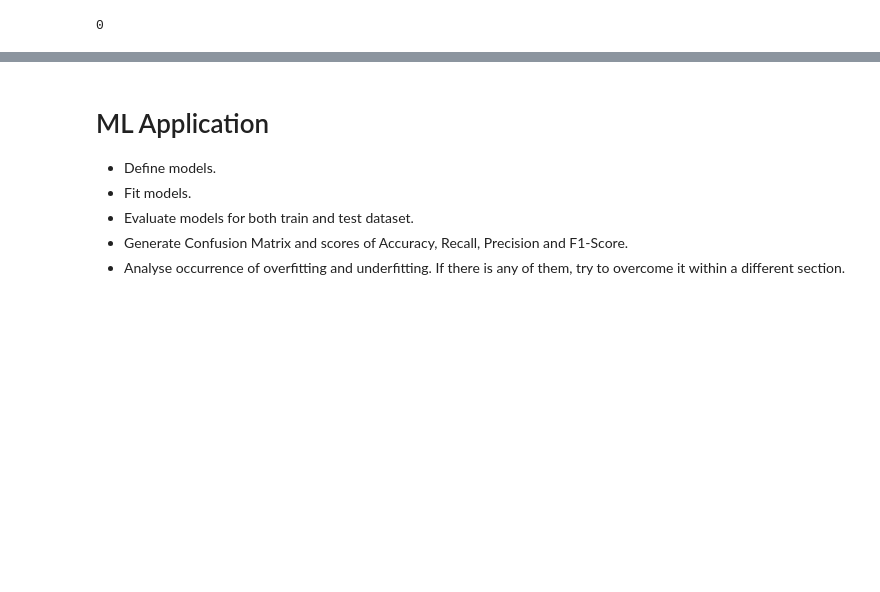
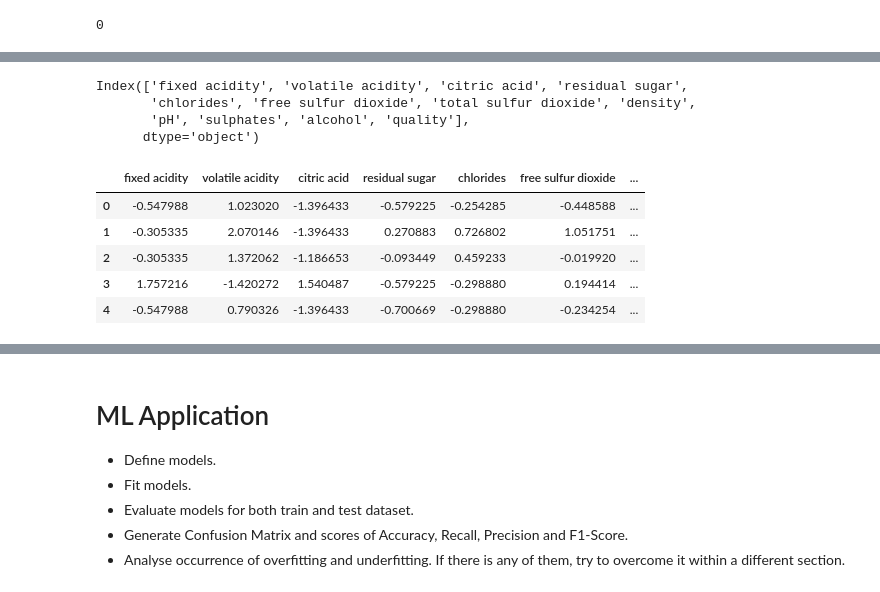
Before and after one commit to busgandy/Global-AI-Hub, a Jupyter notebook: Lesson 5 (13-11-20)/Project 2/19-11-2020 ML Course Nigeria Project 'Busayo Olushola'.ipynb, the cells around one changed output, grey strips where cells are left out. Cells and saved outputs as stored; diff of their text form; code cells hidden in the pictures; blank space fills up the shorter version.

```diff
--- a/Lesson 5 (13-11-20)/Project 2/19-11-2020 ML Course Nigeria Project 'Busayo Olushola'.ipynb
+++ b/Lesson 5 (13-11-20)/Project 2/19-11-2020 ML Course Nigeria Project 'Busayo Olushola'.ipynb
@@ -267,0 +304,4 @@ data.reset_index(drop = False)
+# %%
+std = StandardScaler()
+# %%
+df = std.fit_transform(data_new.drop(columns = ["quality"]))
@@ -267,0 +324,18 @@ data.reset_index(drop = False)
+# %%
+data_new.columns
+# %% [output]
+Index(['fixed acidity', 'volatile acidity', 'citric acid', 'residual sugar',
+       'chlorides', 'free sulfur dioxide', 'total sulfur dioxide', 'density',
+       'pH', 'sulphates', 'alcohol', 'quality'],
+      dtype='object')
+# %%
+df1 = pd.DataFrame(columns = ('fixed acidity', 'volatile acidity', 'citric acid', 'residual sugar','chlorides', 'free sulfur dioxide', 'total sulfur dioxide', 'density','pH', 'sulphates', 'alcohol'), data =df)
+# %%
+df1.head()
+# %% [output]
+|  | fixed acidity | volatile acidity | citric acid | residual sugar | chlorides | free sulfur dioxide | ... |
+| 0 | -0.547988 | 1.023020 | -1.396433 | -0.579225 | -0.254285 | -0.448588 | ... |
+| 1 | -0.305335 | 2.070146 | -1.396433 | 0.270883 | 0.726802 | 1.051751 | ... |
+| 2 | -0.305335 | 1.372062 | -1.186653 | -0.093449 | 0.459233 | -0.019920 | ... |
+| 3 | 1.757216 | -1.420272 | 1.540487 | -0.579225 | -0.298880 | 0.194414 | ... |
+| 4 | -0.547988 | 0.790326 | -1.396433 | -0.700669 | -0.298880 | -0.234254 | ... |
```
Also changed, not shown: parts of 35 cells of this notebook.
